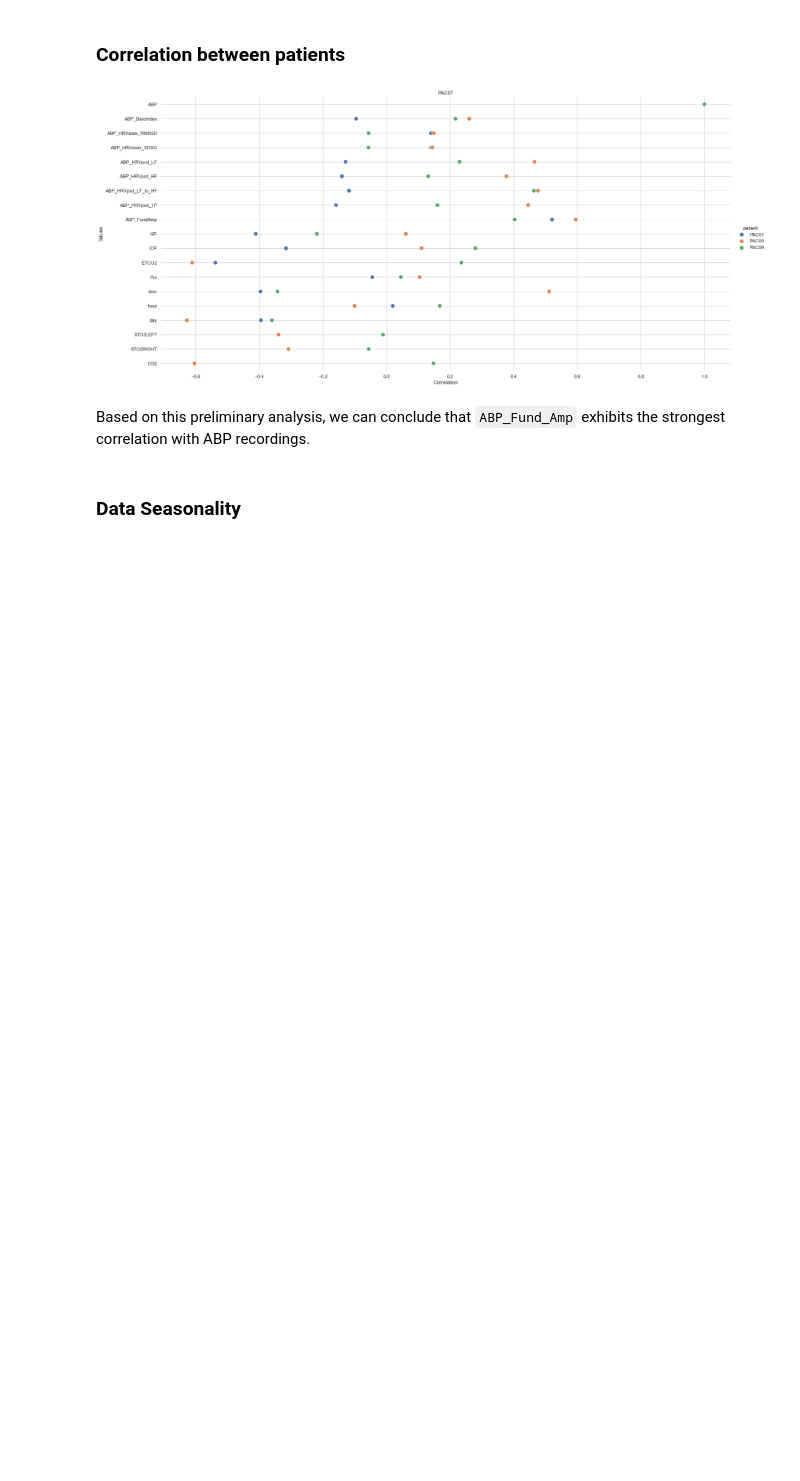
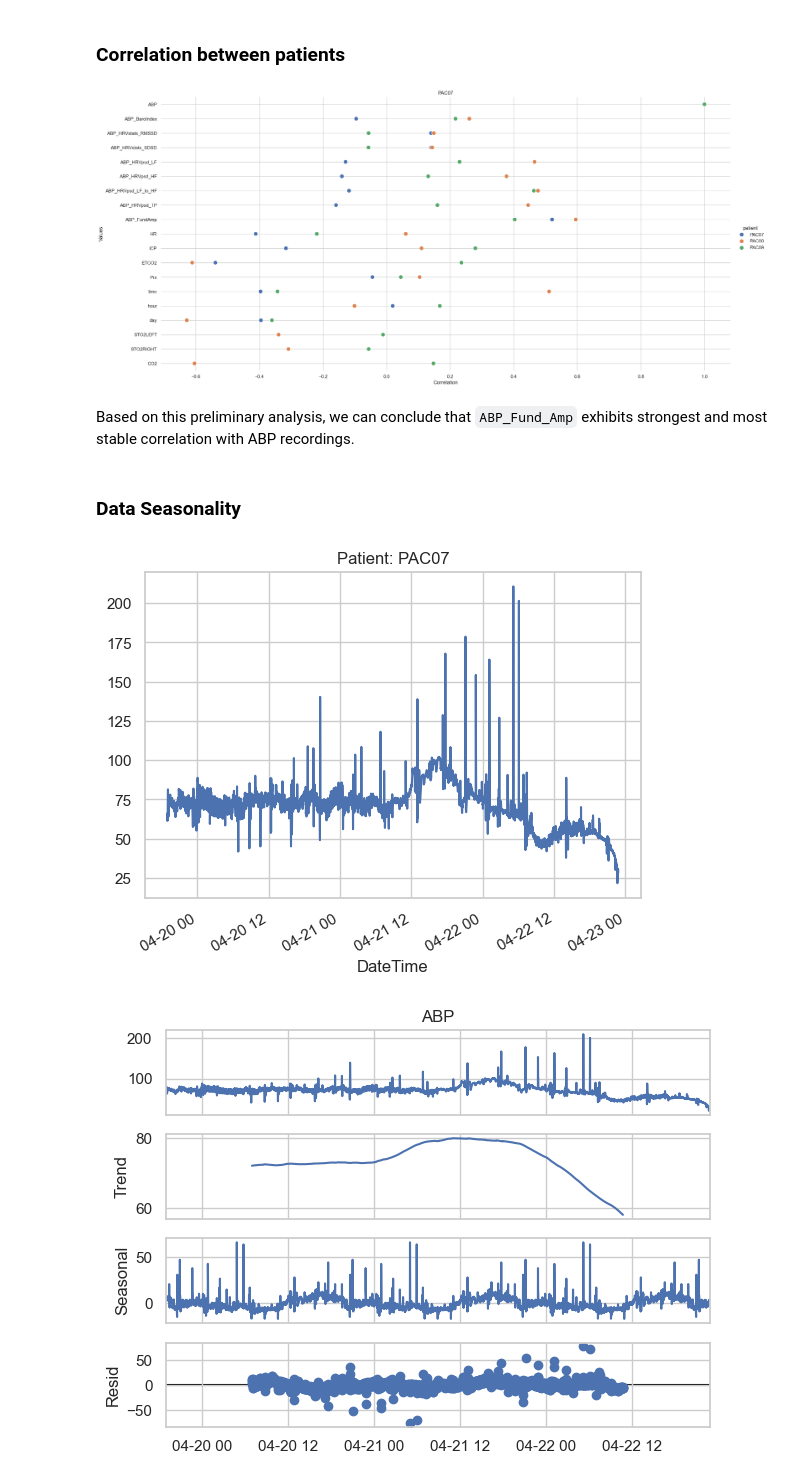
Before and after one commit to AUTOMATIC-BRAIN-ANS/GARCH-FIT, a Jupyter notebook: eda.ipynb, the cells around one changed output. Drawn from its saved outputs; the diff is of its cells as text; code cells hidden in the pictures; blank space fills up the shorter version.

Commit message:
Perform Exploratory Data Analysis

```diff
--- a/eda.ipynb
+++ b/eda.ipynb
@@ -218,6 +168,6 @@ plt.show()
 # %% [output]
 [figure]
 # %% [markdown]
-Based on this preliminary analysis, we can conclude that `ABP_Fund_Amp` exhibits the strongest correlation with ABP recordings.
+Based on this preliminary analysis, we can conclude that `ABP_Fund_Amp` exhibits  strongest and most stable correlation with ABP recordings.
 # %% [markdown]
 ### Data Seasonality
@@ -223,0 +176,10 @@ Based on this preliminary analysis, we can conclude that `ABP_Fund_Amp` exhibits
+# %%
+for patient in data_frames.keys():
+    data_frames[patient]['ABP'].plot(title=f"Patient: {patient}")
+    plt.show()
+    result = seasonal_decompose(data_frames[patient]['ABP'], period=1440, model='additive')
+    result.plot()
+    plt.show()
+# %% [output]
+[figure, added]
+[figure, added]
```
Also changed, not shown: parts of 20 cells of this notebook.
